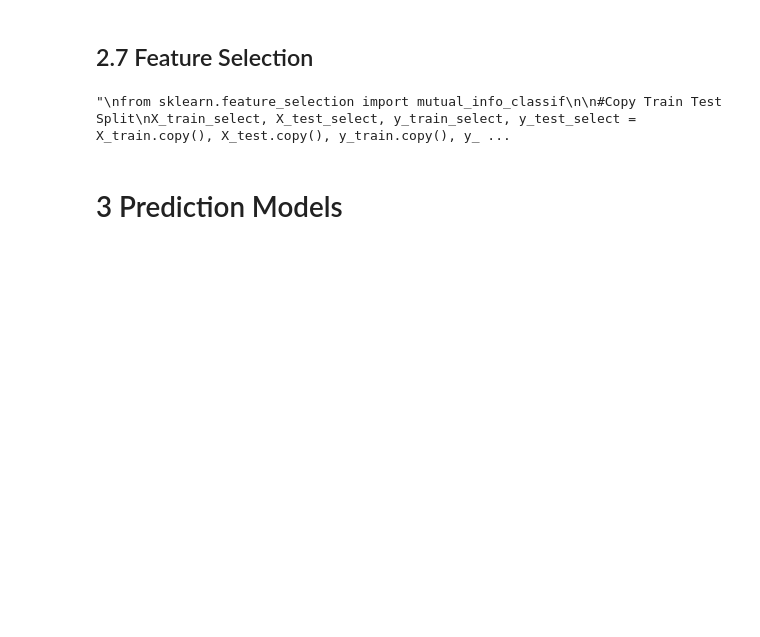
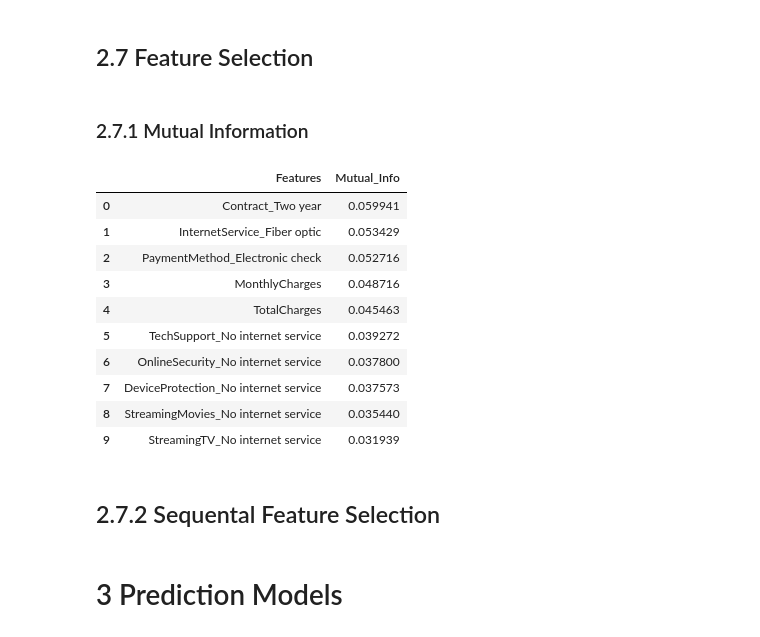
Before and after one commit to emsif84/churn_prediction, a Jupyter notebook: churn_prediction.ipynb, the cells around one changed output. Saved outputs shown, nothing was run; the diff lists cells and outputs as text; code cells hidden in the pictures; blank space fills up the shorter version.

```diff
--- a/churn_prediction.ipynb
+++ b/churn_prediction.ipynb
@@ -209,25 +209,36 @@ X_train_bal, y_train_bal = pipeline.fit_resample(X_train,y_train)
 #https://machinelearningmastery.com/smote-oversampling-for-imbalanced-classification/
 # %% [markdown]
 ## 2.7 Feature Selection
+# %% [markdown]
+### 2.7.1 Mutual Information
 # %%
-'''
 from sklearn.feature_selection import mutual_info_classif
 
 #Copy Train Test Split
 X_train_select, X_test_select, y_train_select, y_test_select = X_train.copy(), X_test.copy(), y_train.copy(), y_test.copy()
 
 #Mutual Info Classifier
 mutual_info = mutual_info_classif(X_train_select,y_train_select,discrete_features='auto',random_state=123)
 
-# Dataframe
+#Dataframe
 mutual_info_df = pd.DataFrame({'Features':X_train.columns,'Mutual_Info':mutual_info})
 
 #10 largest features
-mutual_info_df.nlargest(20,columns='Mutual_Info').sort_values(by='Mutual_Info',ascending=False)
-
-'''
+mutual_info_df.nlargest(10,columns='Mutual_Info').sort_values(by='Mutual_Info',ascending=False).reset_index(drop=True)
 # %% [output]
-"\nfrom sklearn.feature_selection import mutual_info_classif\n\n#Copy Train Test Split\nX_train_select, X_test_select, y_train_select, y_test_select = X_train.copy(), X_test.copy(), y_train.copy(), y_ ...
+|  | Features | Mutual_Info |
+| 0 | Contract_Two year | 0.059941 |
+| 1 | InternetService_Fiber optic | 0.053429 |
+| 2 | PaymentMethod_Electronic check | 0.052716 |
+| 3 | MonthlyCharges | 0.048716 |
+| 4 | TotalCharges | 0.045463 |
+| 5 | TechSupport_No internet service | 0.039272 |
+| 6 | OnlineSecurity_No internet service | 0.037800 |
+| 7 | DeviceProtection_No internet service | 0.037573 |
+| 8 | StreamingMovies_No internet service | 0.035440 |
+| 9 | StreamingTV_No internet service | 0.031939 |
+# %% [markdown]
+## 2.7.2 Sequental Feature Selection
 # %% [markdown]
 # 3 Prediction Models
 # %%
```
